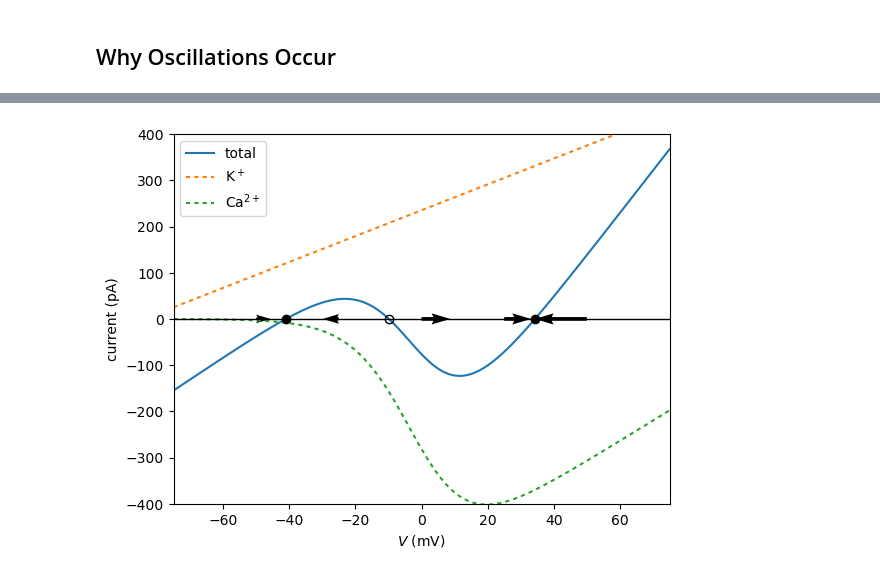
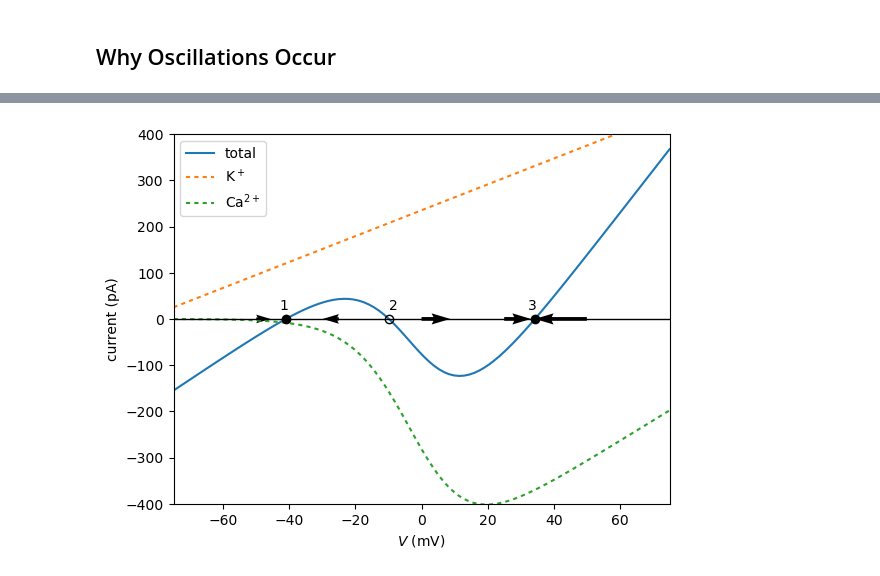
Before and after one commit to mornevwyk/Computational-Cell-Biology, a Jupyter notebook: Voltage Gated Ion Currents/2.4 Morris-Lecar Model.ipynb, the cells around one changed output, grey strips where cells are left out. Saved outputs shown, nothing was run; the diff lists cells and outputs as text; code cells hidden in the pictures.

```diff
--- a/Voltage Gated Ion Currents/2.4 Morris-Lecar Model.ipynb
+++ b/Voltage Gated Ion Currents/2.4 Morris-Lecar Model.ipynb
@@ -433,32 +433,35 @@ plt.plot(v,ca_current, linestyle=(0,(2,2)))
 #caluculate and plot the fixed points (roots). Eigenvalues determine open or closed  marker, based on stability.
 roots = []
 for volt in v:
     r = optimize.root(morris_lecar_fast_current_total, volt, args=(150, 0.35))
     roots.append(round(r.x[0],3))
 roots = np.unique(roots)
 
 for i in range(len(roots)):
     reals = [sympy.re(x) for x in list(morris_lecar_eig(roots[i],0.35).keys())]
     if (reals[0] > 0):
         plt.plot(roots[i],[0],'o', color=[0,0,0], mfc='none')
     if (reals[0] < 0):
         plt.plot(roots[i],[0],'o', color=[0,0,0])
 
 #Calculate and plot trajectories around the fixed points
 v_vec = np.linspace(-50,50,5)
 vec = []
 for volt in v_vec:
     vec.append(morris_lecar_vec_1D(volt, 150, 0.35))
 
 plt.quiver(v_vec, 0, vec, 0)
 
 plt.xlim(-75,75)
 plt.ylim(-400,400)
 plt.axhline(0, color='black', linewidth=1)
 plt.xlabel('$V$ (mV)')
 plt.ylabel('current (pA)')
 plt.legend(['total','K${}^+$', 'Ca${}^{2+}$'])
+plt.text(roots[0] -2, 20, '1')
+plt.text(roots[1], 20, '2')
+plt.text(roots[2] -2, 20, '3')
 plt.show()
 # %% [output]
-[figure, old version]
+[figure, new version]
 # %%
```
Also changed, not shown: parts of 11 cells of this notebook.
